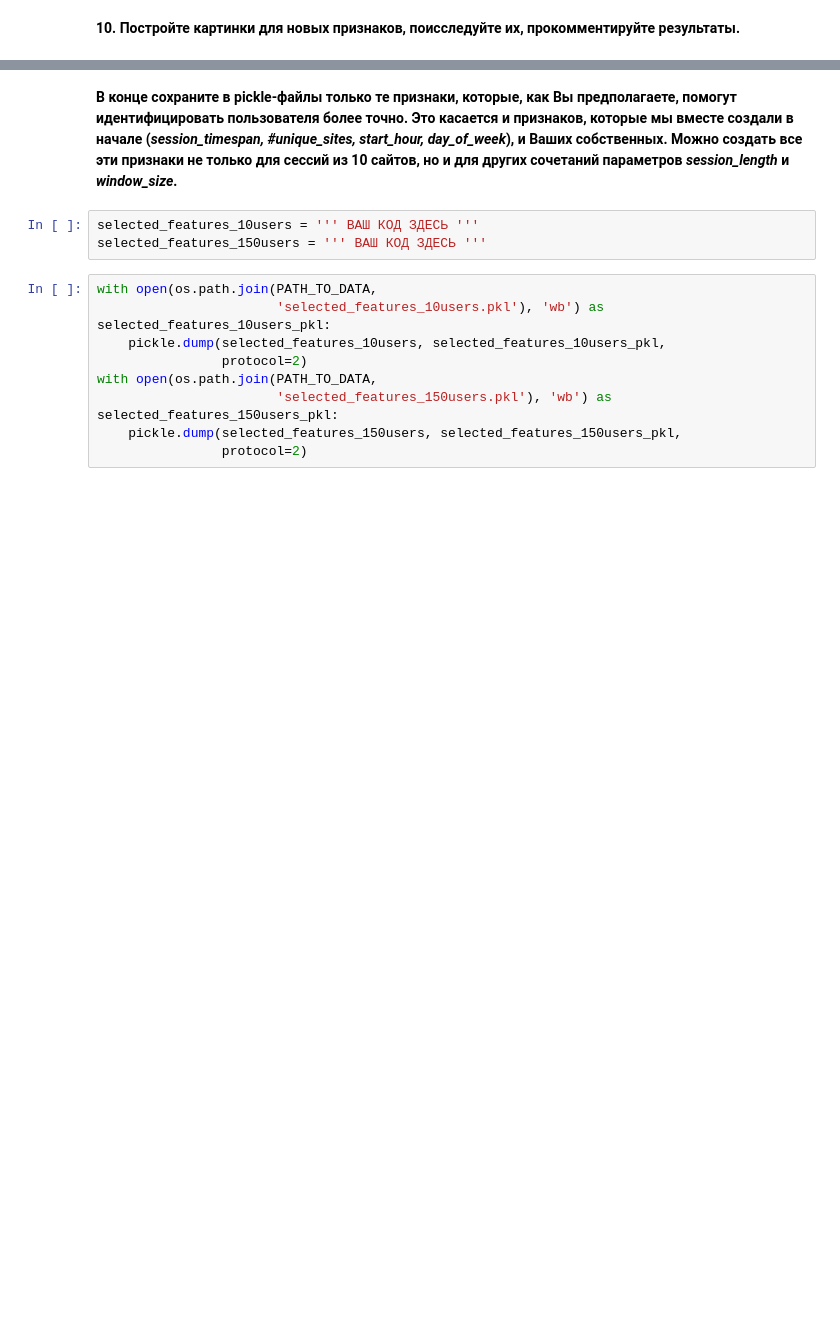
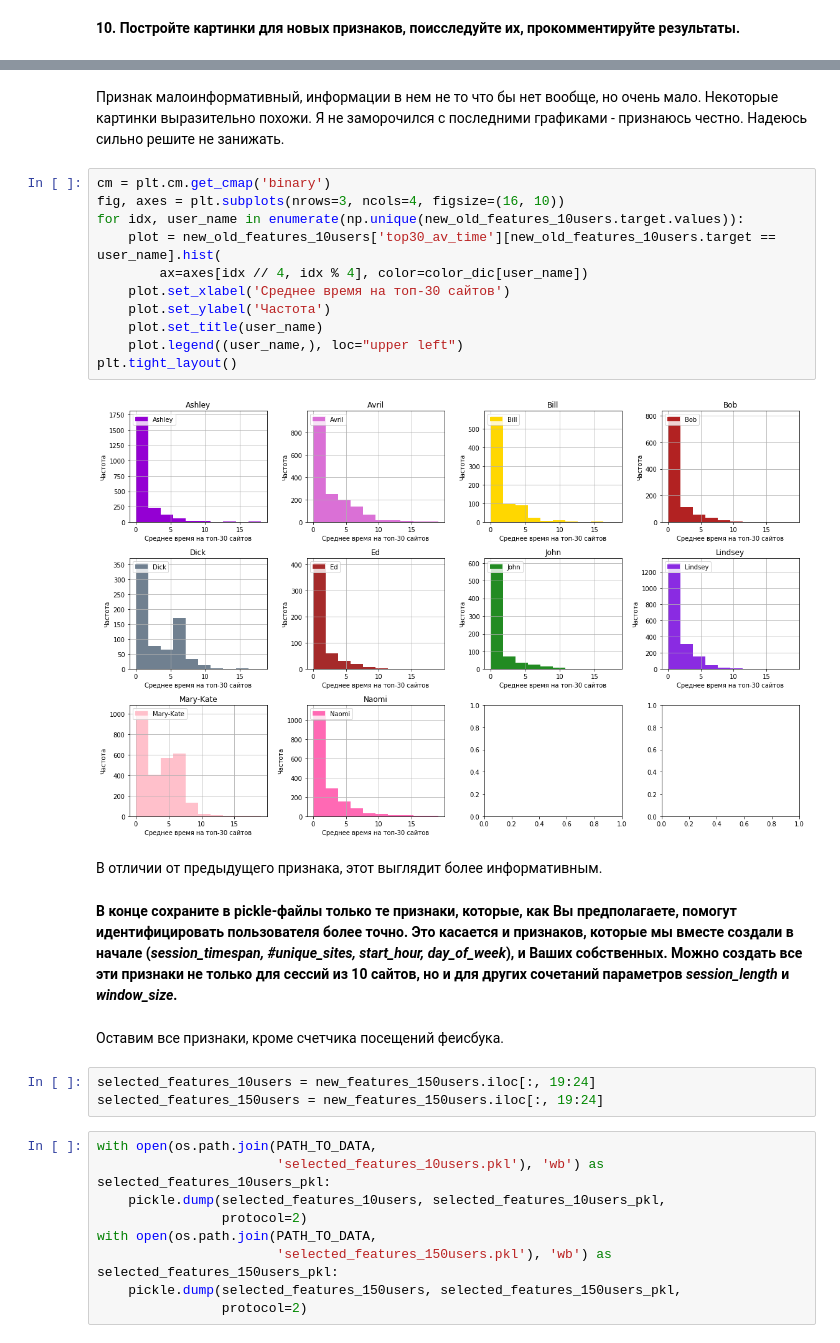
Before and after one commit to dmitrymoshkin/MFTI_Yandex_DA_specialisation, a Jupyter notebook: 6 course/week3_visual_analysis_and_fe.ipynb, the cells around one changed output, grey strips where cells are left out. Saved outputs shown, nothing was run; the diff lists cells and outputs as text; blank space fills up the shorter version.

```diff
--- a/6 course/week3_visual_analysis_and_fe.ipynb
+++ b/6 course/week3_visual_analysis_and_fe.ipynb
@@ -473,8 +539,28 @@ new_features_150users = feature_engineering ''' ВАШ КОД ЗДЕСЬ '''
+# %% [markdown]
+Признак малоинформативный, информации в нем не то что бы нет вообще, но очень мало.
+Некоторые картинки выразительно похожи. Я не заморочился с последними графиками - признаюсь честно. Надеюсь сильно решите не занижать.
+# %%
+cm = plt.cm.get_cmap('binary')
+fig, axes = plt.subplots(nrows=3, ncols=4, figsize=(16, 10))
+for idx, user_name in enumerate(np.unique(new_old_features_10users.target.values)):
+    plot = new_old_features_10users['top30_av_time'][new_old_features_10users.target == user_name].hist(
+        ax=axes[idx // 4, idx % 4], color=color_dic[user_name])
+    plot.set_xlabel('Среднее время на топ-30 сайтов')
+    plot.set_ylabel('Частота')
+    plot.set_title(user_name)
+    plot.legend((user_name,), loc="upper left")
+plt.tight_layout()
+# %% [output]
+[figure, added]
+# %% [markdown]
+В отличии от предыдущего признака, этот выглядит более информативным.
 # %% [markdown]
 **В конце сохраните в pickle-файлы только те признаки, которые, как Вы предполагаете, помогут идентифицировать пользователя более точно. Это касается и признаков, которые мы вместе создали в начале (*session_timespan, #unique_sites, start_hour, day_of_week*), и Ваших собственных. Можно создать все эти признаки не только для сессий из 10 сайтов, но и для других сочетаний параметров *session_length* и *window_size*.**
-# %%
-selected_features_10users = ''' ВАШ КОД ЗДЕСЬ '''
-selected_features_150users = ''' ВАШ КОД ЗДЕСЬ '''
+# %% [markdown]
+Оставим все признаки, кроме счетчика посещений феисбука.
+# %%
+selected_features_10users = new_features_150users.iloc[:, 19:24]
+selected_features_150users = new_features_150users.iloc[:, 19:24]
 # %%
 with open(os.path.join(PATH_TO_DATA,
                        'selected_features_10users.pkl'), 'wb') as selected_features_10users_pkl:
```
Also changed, not shown: parts of 14 cells of this notebook, 4 other files.
